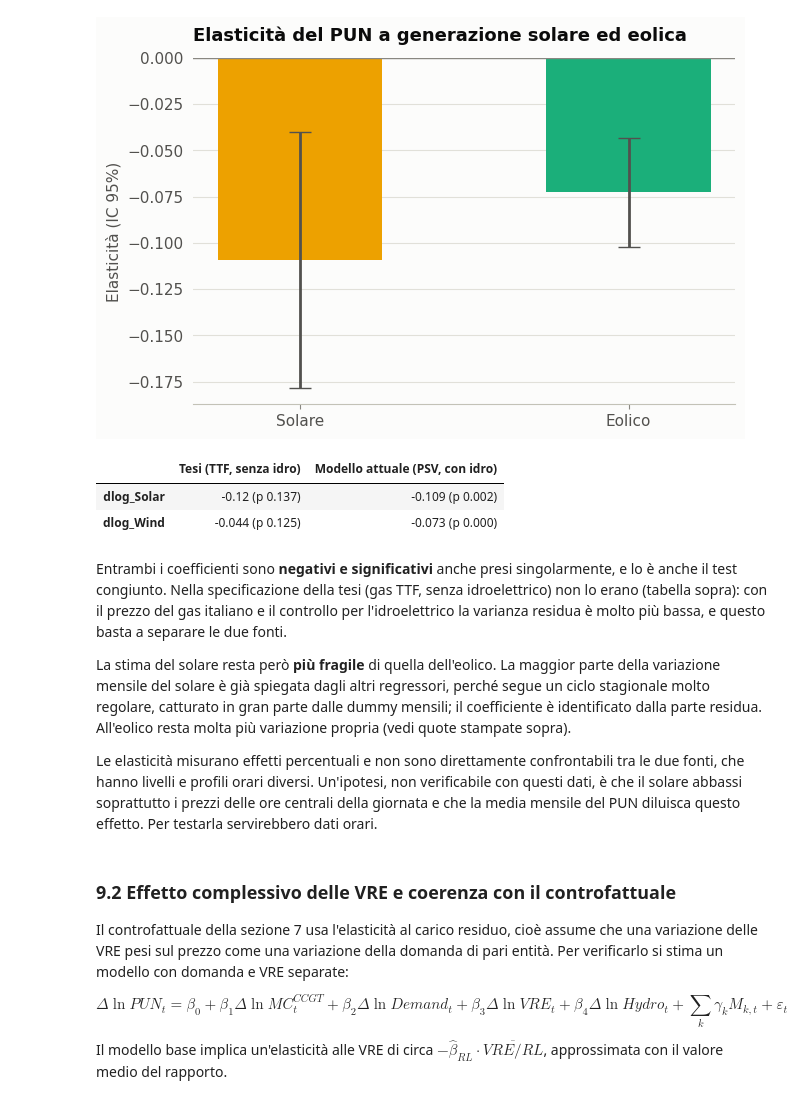
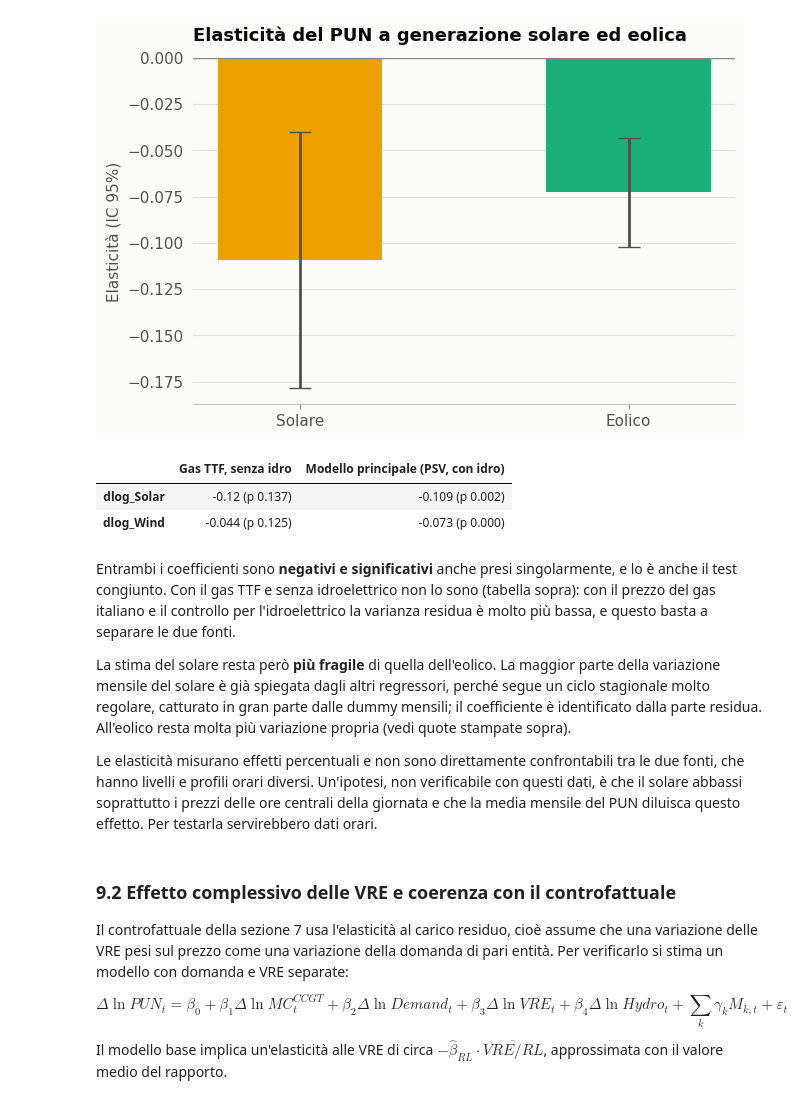
Before and after one commit to Lorenzo-Fabrizio/italian-electricity-price-econometrics, a Jupyter notebook: analisi_PUN.ipynb, the cells around one changed output. Saved outputs shown, nothing was run; the diff lists cells and outputs as text; code cells hidden in the pictures.

```diff
--- a/analisi_PUN.ipynb
+++ b/analisi_PUN.ipynb
@@ -545,19 +545,19 @@ dlog_Wind     0.25
 Test congiunto solare = eolico = 0: p-value < 0.001
 [figure]
 # %%
-# Stessa scomposizione nella specificazione della tesi (gas TTF, senza idroelettrico)
-dec_tesi = m.stima_ols_hac(m.prepara_variabili(df_raw, gas="TTF"), "dlog_PUN",
+# Stessa scomposizione con gas TTF e senza idroelettrico
+dec_ttf = m.stima_ols_hac(m.prepara_variabili(df_raw, gas="TTF"), "dlog_PUN",
                            ["dlog_MC_CCGT", "dlog_Demand", "dlog_Solar", "dlog_Wind"])
 pd.DataFrame({
-    "Tesi (TTF, senza idro)": dec_tesi.params[vre].round(3).astype(str) + " (p " + dec_tesi.pvalues[vre].map(lambda p: f"{p:.3f}") + ")",
-    "Modello attuale (PSV, con idro)": modello_dec.params[vre].round(3).astype(str) + " (p " + modello_dec.pvalues[vre].map(lambda p: f"{p:.3f}") + ")",
+    "Gas TTF, senza idro": dec_ttf.params[vre].round(3).astype(str) + " (p " + dec_ttf.pvalues[vre].map(lambda p: f"{p:.3f}") + ")",
+    "Modello principale (PSV, con idro)": modello_dec.params[vre].round(3).astype(str) + " (p " + modello_dec.pvalues[vre].map(lambda p: f"{p:.3f}") + ")",
 })
 # %% [output]
-|  | Tesi (TTF, senza idro) | Modello attuale (PSV, con idro) |
+|  | Gas TTF, senza idro | Modello principale (PSV, con idro) |
 | dlog_Solar | -0.12 (p 0.137) | -0.109 (p 0.002) |
 | dlog_Wind | -0.044 (p 0.125) | -0.073 (p 0.000) |
 # %% [markdown]
-Entrambi i coefficienti sono **negativi e significativi** anche presi singolarmente, e lo è anche il test congiunto. Nella specificazione della tesi (gas TTF, senza idroelettrico) non lo erano (tabella sopra): con il prezzo del gas italiano e il controllo per l'idroelettrico la varianza residua è molto più bassa, e questo basta a separare le due fonti.
+Entrambi i coefficienti sono **negativi e significativi** anche presi singolarmente, e lo è anche il test congiunto. Con il gas TTF e senza idroelettrico non lo sono (tabella sopra): con il prezzo del gas italiano e il controllo per l'idroelettrico la varianza residua è molto più bassa, e questo basta a separare le due fonti.
 
 La stima del solare resta però **più fragile** di quella dell'eolico. La maggior parte della variazione mensile del solare è già spiegata dagli altri regressori, perché segue un ciclo stagionale molto regolare, catturato in gran parte dalle dummy mensili; il coefficiente è identificato dalla parte residua. All'eolico resta molta più variazione propria (vedi quote stampate sopra).
 
```
Also changed, not shown: parts of 9 cells of this notebook, 4 other files.
